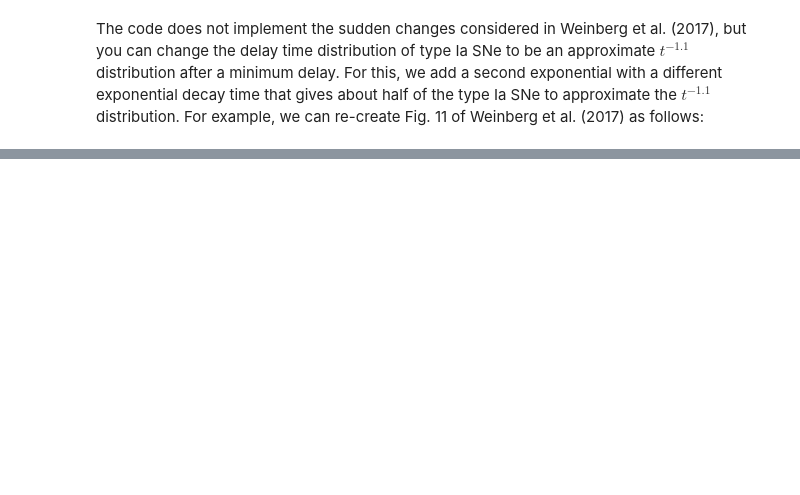
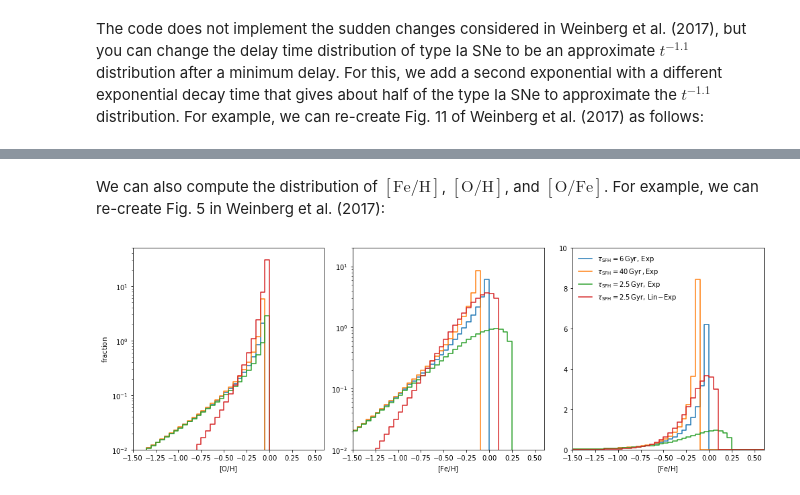
Before and after one commit to jobovy/kimmy, a Jupyter notebook: kimmy-example.ipynb, the cells around one changed output, grey strips where cells are left out. Saved outputs shown, nothing was run; the diff lists cells and outputs as text; code cells hidden in the pictures; blank space fills up the shorter version.

Commit message:
Update example notebook with MDF example and add MDF example to README

```diff
--- a/kimmy-example.ipynb
+++ b/kimmy-example.ipynb
@@ -187,0 +187,65 @@ tight_layout();
+# %% [markdown]
+We can also compute the distribution of $[\mathrm{Fe/H}]$, $[\mathrm{O/H}]$, and $[\mathrm{O/Fe}]$. For example, we can re-create Fig. 5 in Weinberg et al. (2017):
+# %%
+figsize(14,5)
+FeHs= numpy.linspace(-1.525,1.025,52)
+OHs= numpy.linspace(-1.525,1.025,52)
+oz.default()
+oz.tau_SFH= 6.*u.Gyr
+oz.sfh= 'exp'
+y= [oz.O_H_DF(f)/4. for f in OHs]
+subplot(1,3,1)
+semilogy(OHs,y,ls='steps-mid')
+y= [oz.Fe_H_DF(f)/4. for f in FeHs]
+subplot(1,3,2)
+semilogy(FeHs,y,ls='steps-mid')
+subplot(1,3,3)
+plot(FeHs,y,ls='steps-mid',
+        label=r'$\tau_{\mathrm{SFH}} = 6\,\mathrm{Gyr},\, \mathrm{Exp}$')
+oz.tau_SFH= 40*u.Gyr
+y= [oz.O_H_DF(f)/4. for f in OHs]
+subplot(1,3,1)
+semilogy(OHs,y,ls='steps-mid')
+y= [oz.Fe_H_DF(f)/4. for f in FeHs]
+subplot(1,3,2)
+semilogy(FeHs,y,ls='steps-mid')
+subplot(1,3,3)
+plot(FeHs,y,ls='steps-mid',
+        label=r'$\tau_{\mathrm{SFH}} = 40\,\mathrm{Gyr}\,, \mathrm{Exp}$')
+oz.tau_SFH= 2.5*u.Gyr
+y= [oz.O_H_DF(f)/4. for f in OHs]
+subplot(1,3,1)
+semilogy(OHs,y,ls='steps-mid')
+y= [oz.Fe_H_DF(f)/4. for f in FeHs]
+subplot(1,3,2)
+semilogy(FeHs,y,ls='steps-mid')
+subplot(1,3,3)
+plot(FeHs,y,ls='steps-mid',
+        label=r'$\tau_{\mathrm{SFH}} = 2.5\,\mathrm{Gyr},\, \mathrm{Exp}$')
+oz.sfh= 'lin-exp'
+y= [oz.O_H_DF(f)/4. for f in OHs]
+subplot(1,3,1)
+semilogy(OHs,y,ls='steps-mid')
+y= [oz.Fe_H_DF(f)/4. for f in FeHs]
+subplot(1,3,2)
+semilogy(FeHs,y,ls='steps-mid')
+subplot(1,3,3)
+plot(FeHs,y,ls='steps-mid',
+        label=r'$\tau_{\mathrm{SFH}} = 2.5\,\mathrm{Gyr},\, \mathrm{Lin\!-\!Exp}$')
+subplot(1,3,1)
+xlabel(r'$[\mathrm{O/H}]$')
+ylabel(r'$\mathrm{fraction}$')
+xlim(-1.5,0.6)
+ylim(0.01,50.)
+subplot(1,3,2)
+xlabel(r'$[\mathrm{Fe/H}]$')
+xlim(-1.5,0.6)
+ylim(0.01,20.)
+subplot(1,3,3)
+xlabel(r'$[\mathrm{Fe/H}]$')
+xlim(-1.5,0.6)
+ylim(0.0,10.)
+legend(frameon=False)
+tight_layout();
+# %% [output]
+[figure, added]
```
Also changed, not shown: parts of 8 cells of this notebook, 1 other file.
